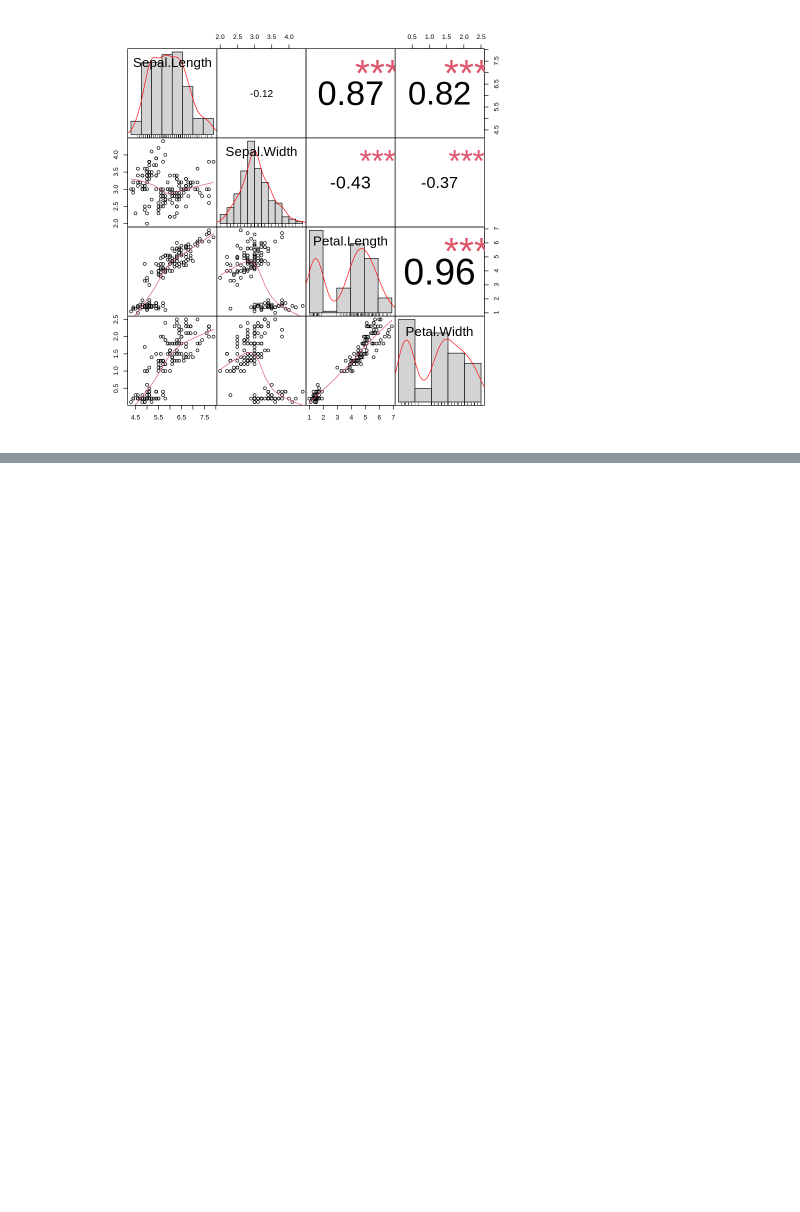
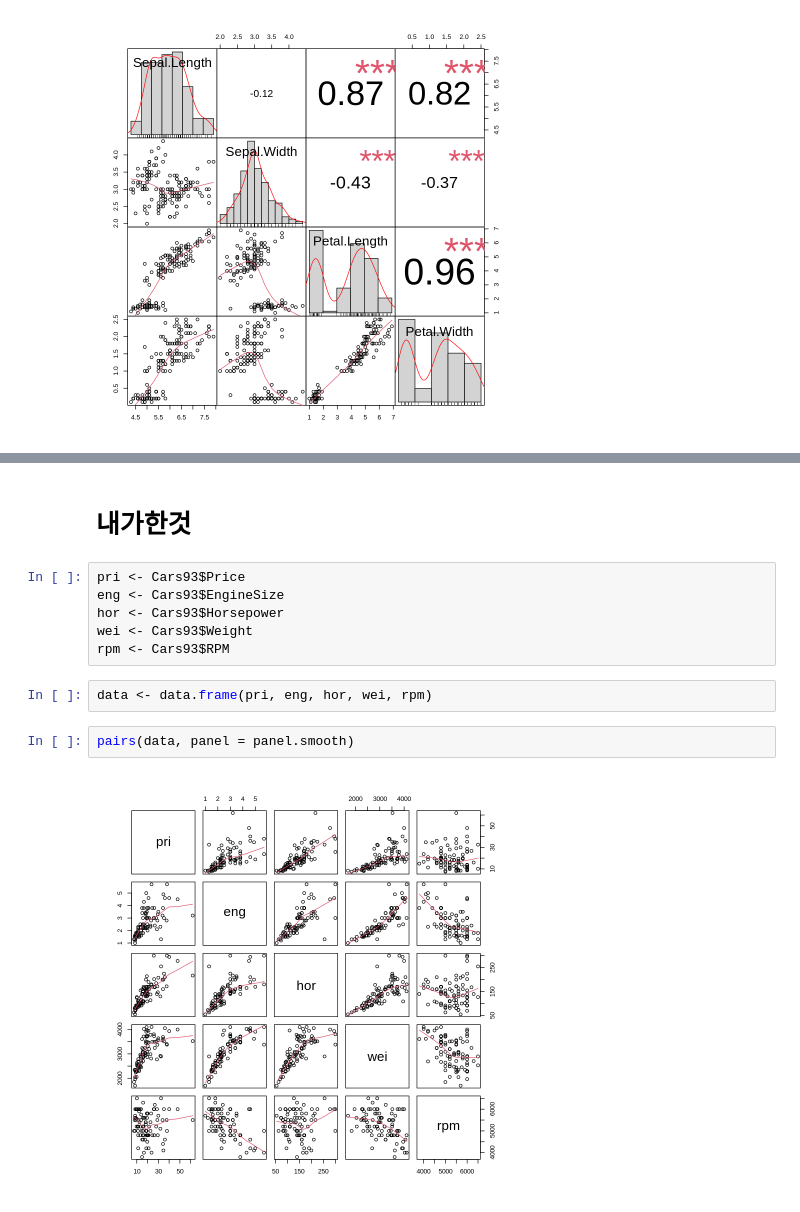
Before and after one commit to gyujin0450/Rstudy, a Jupyter notebook: R14_002.ipynb, the cells around one changed output, grey strips where cells are left out. Cells and saved outputs as stored; diff of their text form; blank space fills up the shorter version.

```diff
--- a/R14_002.ipynb
+++ b/R14_002.ipynb
@@ -269,0 +371,14 @@ chart.Correlation(iris[,1:4], histogram = T, pch = 9)
+# %% [markdown]
+# 내가한것
+# %%
+pri <- Cars93$Price
+eng <- Cars93$EngineSize
+hor <- Cars93$Horsepower
+wei <- Cars93$Weight
+rpm <- Cars93$RPM
+# %%
+data <- data.frame(pri, eng, hor, wei, rpm)
+# %%
+pairs(data, panel = panel.smooth)
+# %% [output]
+[figure, added]
```
Also changed, not shown: parts of 18 cells of this notebook.
